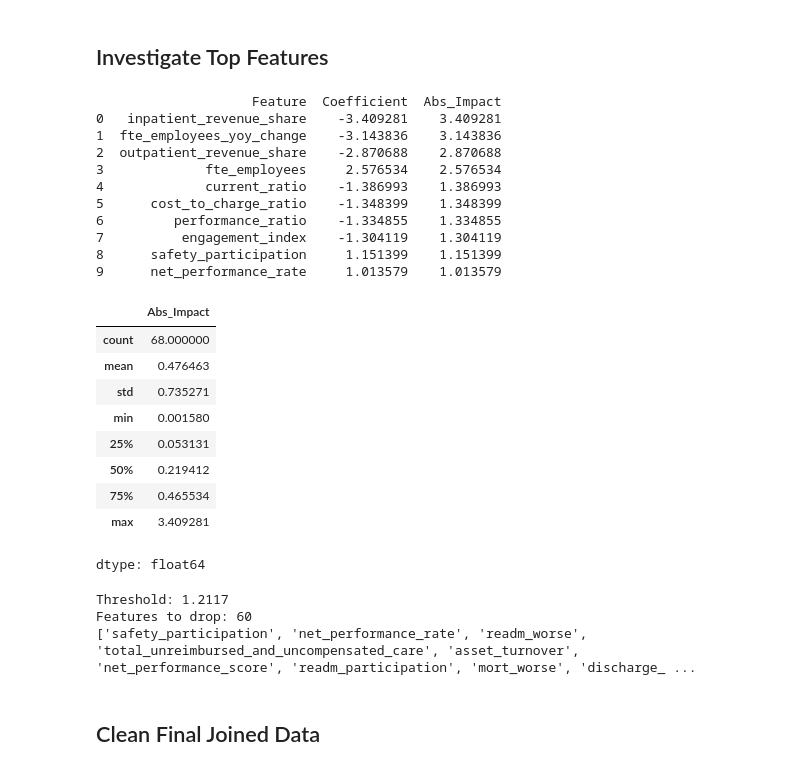
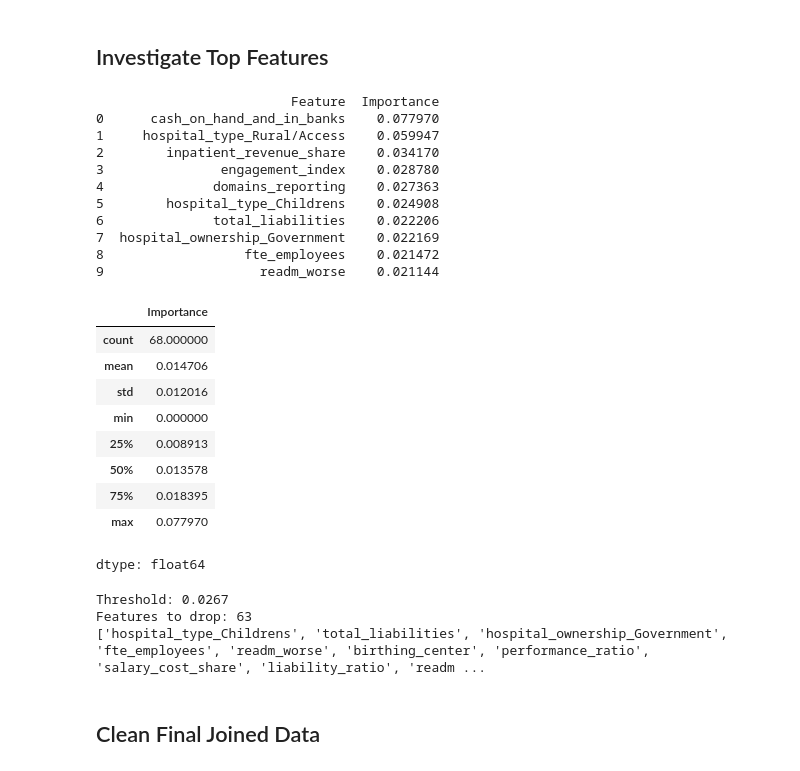
Before and after one commit to austinmallie/ADS599_Capstone, a Jupyter notebook: Capstone_Streamplit.ipynb, the cells around one changed output. Saved outputs shown, nothing was run; the diff lists cells and outputs as text; code cells hidden in the pictures.

Commit message:
Updated to point to XGBoost Feature Importance

```diff
--- a/Capstone_Streamplit.ipynb
+++ b/Capstone_Streamplit.ipynb
@@ -466,49 +470,47 @@ Index(['ccn', 'report_year', 'y_true', 'LogisticRegression_proba',
 # %% [markdown]
 ## Investigate Top Features
 # %%
-#look at most important features
-url = "https://raw.githubusercontent.com/austinmallie/ADS599_Capstone/main/Models/Feature%20Importance/feature_importance_final.csv"
+url = "https://raw.githubusercontent.com/austinmallie/ADS599_Capstone/main/Models/Feature%20Importance/feature_importance_xgb.csv"
 df_feature_importance = pd.read_csv(url)
-df_feature_importance = df_feature_importance.sort_values('Abs_Impact', ascending=False)
 top_n = df_feature_importance.head(10)
-print(top_n[['Feature', 'Coefficient', 'Abs_Impact']])
+print(top_n[['Feature', 'Importance']])
 # %% [output]
-                    Feature  Coefficient  Abs_Impact
-0   inpatient_revenue_share    -3.409281    3.409281
-1  fte_employees_yoy_change    -3.143836    3.143836
-2  outpatient_revenue_share    -2.870688    2.870688
-3             fte_employees     2.576534    2.576534
-4             current_ratio    -1.386993    1.386993
-5      cost_to_charge_ratio    -1.348399    1.348399
-6         performance_ratio    -1.334855    1.334855
-7          engagement_index    -1.304119    1.304119
-8      safety_participation     1.151399    1.151399
-9      net_performance_rate     1.013579    1.013579
+                         Feature  Importance
+0      cash_on_hand_and_in_banks    0.077970
+1     hospital_type_Rural/Access    0.059947
+2        inpatient_revenue_share    0.034170
+3               engagement_index    0.028780
+4              domains_reporting    0.027363
+5        hospital_type_Childrens    0.024908
+6              total_liabilities    0.022206
+7  hospital_ownership_Government    0.022169
+8                  fte_employees    0.021472
+9                    readm_worse    0.021144
 # %%
-df_feature_importance['Abs_Impact'].describe()
+df_feature_importance['Importance'].describe()
 # %% [output]
-|  | Abs_Impact |
+|  | Importance |
 | count | 68.000000 |
-| mean | 0.476463 |
-| std | 0.735271 |
-| min | 0.001580 |
-| 25% | 0.053131 |
-| 50% | 0.219412 |
-| 75% | 0.465534 |
-| max | 3.409281 |
+| mean | 0.014706 |
+| std | 0.012016 |
+| min | 0.000000 |
+| 25% | 0.008913 |
+| 50% | 0.013578 |
+| 75% | 0.018395 |
+| max | 0.077970 |
 dtype: float64
 # %%
-#create a list of low impact to automatically drop
-threshold = df_feature_importance['Abs_Impact'].mean() + df_feature_importance['Abs_Impact'].std()
+## create a list of low impact to automatically drop
+threshold = df_feature_importance['Importance'].mean() + df_feature_importance['Importance'].std()
 print(f"Threshold: {threshold:.4f}")
 
-low_impact_features = df_feature_importance[df_feature_importance['Abs_Impact'] < threshold]['Feature'].tolist()
+low_impact_features = df_feature_importance[df_feature_importance['Importance'] < threshold]['Feature'].tolist()
 print(f"Features to drop: {len(low_impact_features)}")
 print(low_impact_features)
 # %% [output]
-Threshold: 1.2117
-Features to drop: 60
-['safety_participation', 'net_performance_rate', 'readm_worse', 'total_unreimbursed_and_uncompensated_care', 'asset_turnover', 'net_performance_score', 'readm_participation', 'mort_worse', 'discharge_ ...
+Threshold: 0.0267
+Features to drop: 63
+['hospital_type_Childrens', 'total_liabilities', 'hospital_ownership_Government', 'fte_employees', 'readm_worse', 'birthing_center', 'performance_ratio', 'salary_cost_share', 'liability_ratio', 'readm ...
 # %% [markdown]
 ## Clean Final Joined Data
 # %%
```
Also changed, not shown: parts of 8 cells of this notebook.
